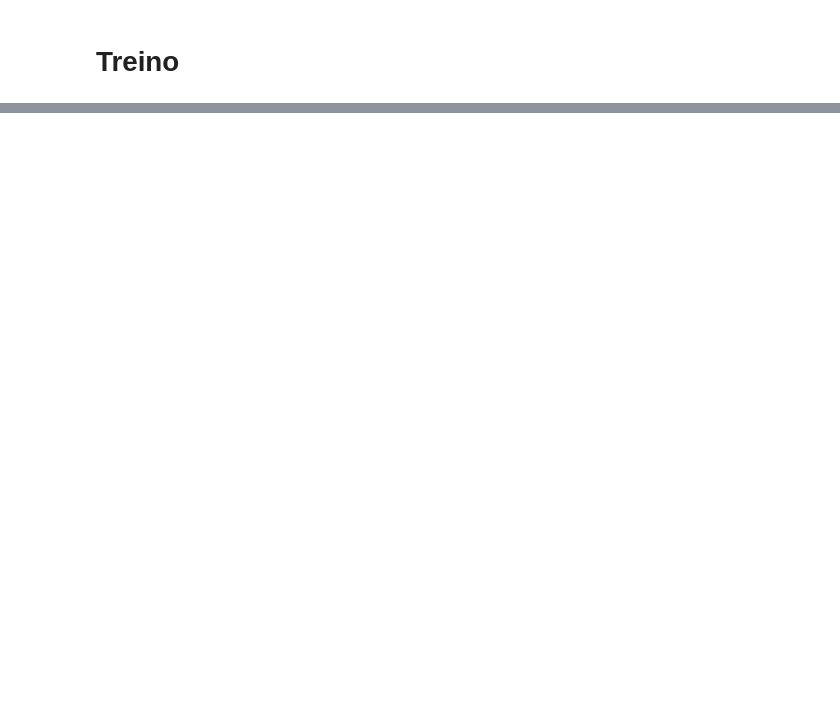
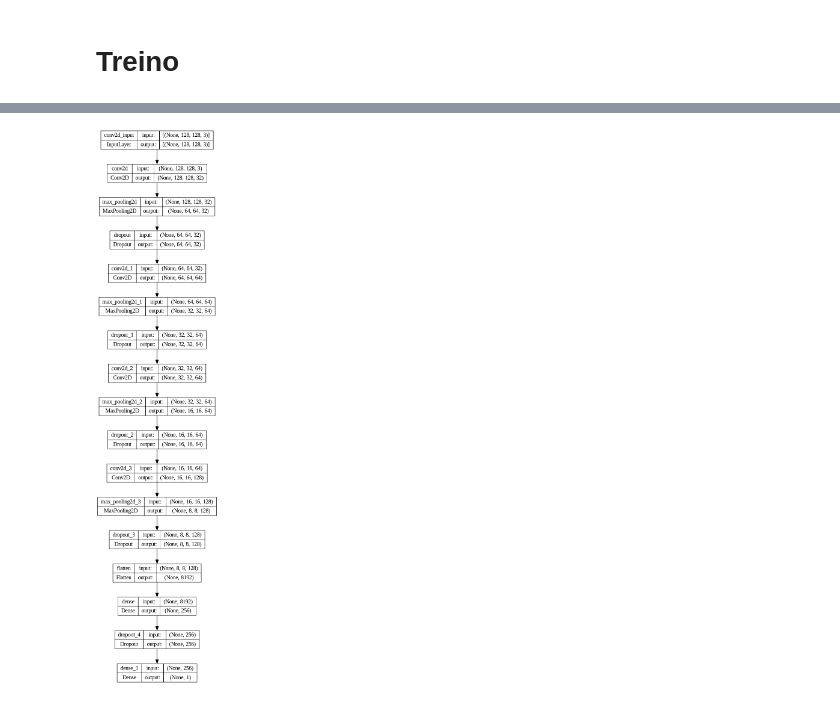
Before and after one commit to cezargfilho/amazon-activefire-cnn, a Jupyter notebook: CNN_AMAZON_LANDSAT8.ipynb, the cells around one changed output, grey strips where cells are left out. Saved outputs shown, nothing was run; the diff lists cells and outputs as text; code cells hidden in the pictures; blank space fills up the shorter version.

```diff
--- a/CNN_AMAZON_LANDSAT8.ipynb
+++ b/CNN_AMAZON_LANDSAT8.ipynb
@@ -503,13 +614,0 @@ model.add(Dense(2, activation=tf.nn.softmax))
-# %%
-#Teste de Arquitetura
-model.add(Conv2D(16, (3,3), 1, activation='relu', input_shape=(128,128,3)))
-model.add(MaxPooling2D())
-model.add(Conv2D(32, (3,3), 1, activation='relu'))
-model.add(MaxPooling2D())
-model.add(Conv2D(16, (3,3), 1, activation='relu'))
-model.add(MaxPooling2D())
-model.add(Flatten())
-model.add(Dense(256, activation='relu'))
-model.add(Dense(1, activation='sigmoid'))
-
-model.compile('adam', loss=tf.losses.BinaryCrossentropy(), metrics=['accuracy'])
@@ -516,10 +623,9 @@ model.compile('adam', loss=tf.losses.BinaryCrossentropy(), metrics=['accuracy'])
 # %%
 metrics_list = [
-        tf.keras.metrics.SparseCategoricalAccuracy(name='accuracy'),
-        #tf.keras.metrics.BinaryAccuracy(name='accuracy'),
-        #tf.keras.metrics.AUC(name='auc'),
-        #tf.keras.metrics.Precision(name='precision'),
-        #tf.keras.metrics.Recall(name='recall'),
+        tf.keras.metrics.BinaryAccuracy(name='accuracy'),
+        tf.keras.metrics.AUC(name='auc'),
+        tf.keras.metrics.Precision(name='precision'),
+        tf.keras.metrics.Recall(name='recall')
     ]
 # %%
 model.compile(
@@ -544,2 +665,0 @@ tf.keras.utils.plot_model(model)
-# %%
-hist = model.fit(train, epochs=10, validation_data=val, callbacks=[tensorboard_callback])
@@ -704,0 +691,4 @@ new_model.predict(np.expand_dims(resize/255, 0))
+# %%
+tf.keras.utils.plot_model(model, to_file = 'model.png', show_shapes = True, show_layer_names = True)
+# %% [output]
+[figure, added]
```
Also changed, not shown: parts of 147 cells of this notebook.
